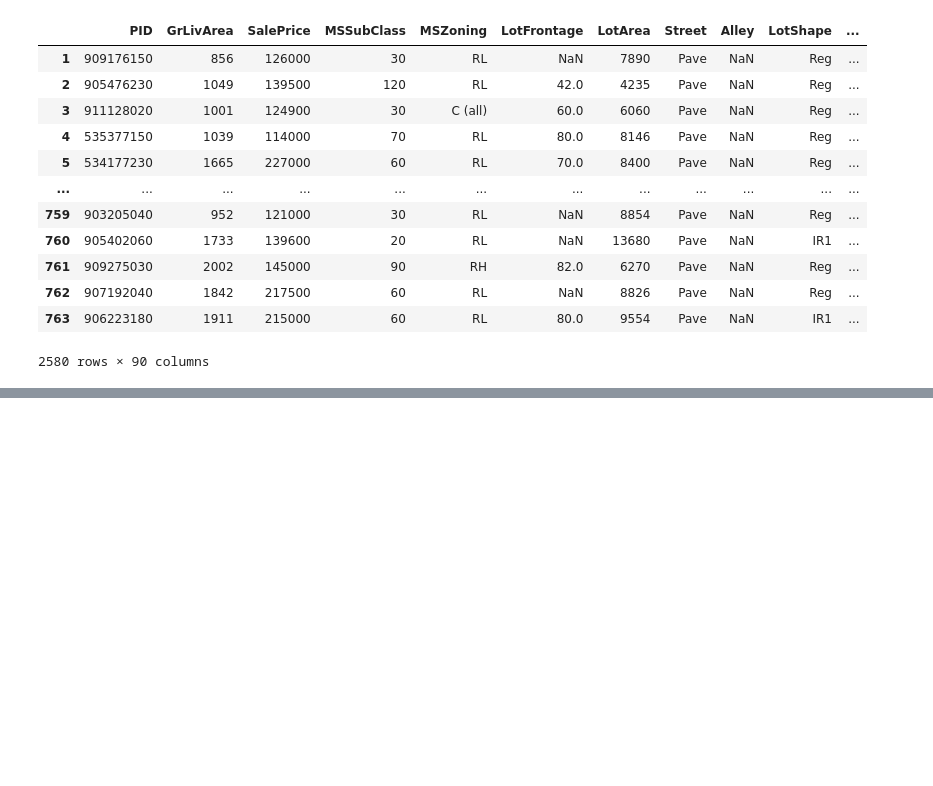
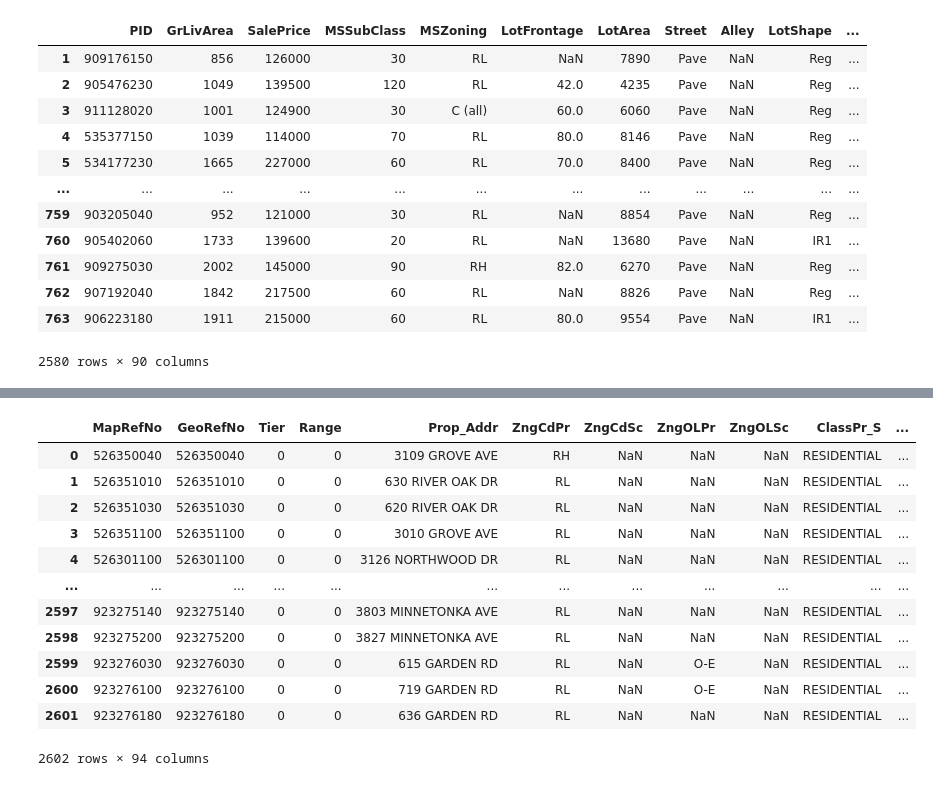
Before and after one commit to asilbert/MLProject, a Jupyter notebook: MLProject_V3.ipynb, the cells around one changed output, grey strips where cells are left out. Cells and saved outputs as stored; diff of their text form; code cells hidden in the pictures; blank space fills up the shorter version.

```diff
--- a/MLProject_V3.ipynb
+++ b/MLProject_V3.ipynb
@@ -2369,3 +2366,29 @@ Ames
 | 762 | 907192040 | 1842 | 217500 | 60 | RL | NaN | 8826 | Pave | NaN | Reg | ... |
 | 763 | 906223180 | 1911 | 215000 | 60 | RL | 80.0 | 9554 | Pave | NaN | IR1 | ... |
 2580 rows × 90 columns
+# %%
+# Create a full address string for geocoding
+Ames_geo["FullAddress"] = (
+    Ames_geo["PA-Nmbr"].fillna("").astype(str).str.strip() + " " +
+    Ames_geo["PA-Strt"].fillna("").str.strip() + " " +
+    Ames_geo["PA-StSfx"].fillna("").str.strip() + " " +
+    Ames_geo["PA-PostD"].fillna("").str.strip() + ", Ames, IA"
+).str.replace("  ", " ").str.strip()
+# %%
+import pandas as pd
+
+# 1) Load the two datasets
+# Ames is your modeling dataset
+# Ames_geo is the assessor dataset
+# Assuming they are already loaded into Ames and Ames_geo
+
+# 2) Ensure keys are same dtype (PID ↔ MapRefNo)
+Ames["PID"] = Ames["PID"].astype(str)
+Ames_geo = Ames_geo.reset_index()
+Ames_geo["MapRefNo"] = Ames_geo["MapRefNo"].astype(str)
+
+# 3) Filter assessor data to only rows in Ames
+Ames_geo_filtered = Ames_geo[Ames_geo["MapRefNo"].isin(Ames["PID"])].copy()
+
+print("Original assessor rows:", len(Ames_geo))
+print("Filtered to Ames rows:", len(Ames_geo_filtered))
@@ -2371,0 +2597,16 @@ Ames
+# %%
+df_geo_sample
+# %% [output]
+|  | MapRefNo | GeoRefNo | Tier | Range | Prop_Addr | ZngCdPr | ZngCdSc | ZngOLPr | ZngOLSc | ClassPr_S | ... |
+| 0 | 526350040 | 526350040 | 0 | 0 | 3109 GROVE AVE | RH | NaN | NaN | NaN | RESIDENTIAL | ... |
+| 1 | 526351010 | 526351010 | 0 | 0 | 630 RIVER OAK DR | RL | NaN | NaN | NaN | RESIDENTIAL | ... |
+| 2 | 526351030 | 526351030 | 0 | 0 | 620 RIVER OAK DR | RL | NaN | NaN | NaN | RESIDENTIAL | ... |
+| 3 | 526351100 | 526351100 | 0 | 0 | 3010 GROVE AVE | RL | NaN | NaN | NaN | RESIDENTIAL | ... |
+| 4 | 526301100 | 526301100 | 0 | 0 | 3126 NORTHWOOD DR | RL | NaN | NaN | NaN | RESIDENTIAL | ... |
+| ... | ... | ... | ... | ... | ... | ... | ... | ... | ... | ... | ... |
+| 2597 | 923275140 | 923275140 | 0 | 0 | 3803 MINNETONKA AVE | RL | NaN | NaN | NaN | RESIDENTIAL | ... |
+| 2598 | 923275200 | 923275200 | 0 | 0 | 3827 MINNETONKA AVE | RL | NaN | NaN | NaN | RESIDENTIAL | ... |
+| 2599 | 923276030 | 923276030 | 0 | 0 | 615 GARDEN RD | RL | NaN | O-E | NaN | RESIDENTIAL | ... |
+| 2600 | 923276100 | 923276100 | 0 | 0 | 719 GARDEN RD | RL | NaN | O-E | NaN | RESIDENTIAL | ... |
+| 2601 | 923276180 | 923276180 | 0 | 0 | 636 GARDEN RD | RL | NaN | NaN | NaN | RESIDENTIAL | ... |
+2602 rows × 94 columns
```
Also changed, not shown: parts of 13 cells of this notebook, 3 other files.
